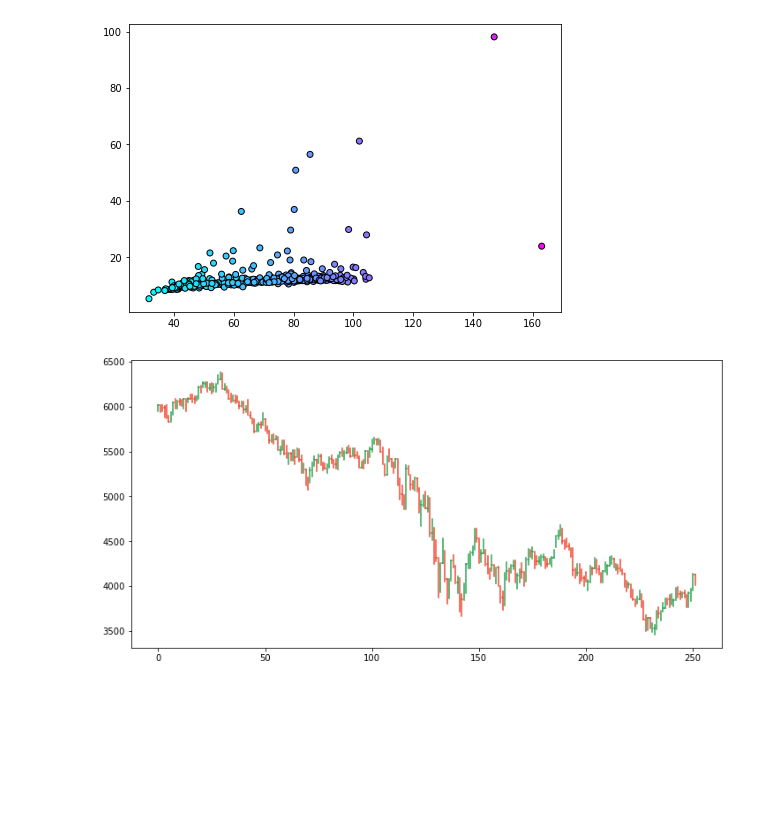
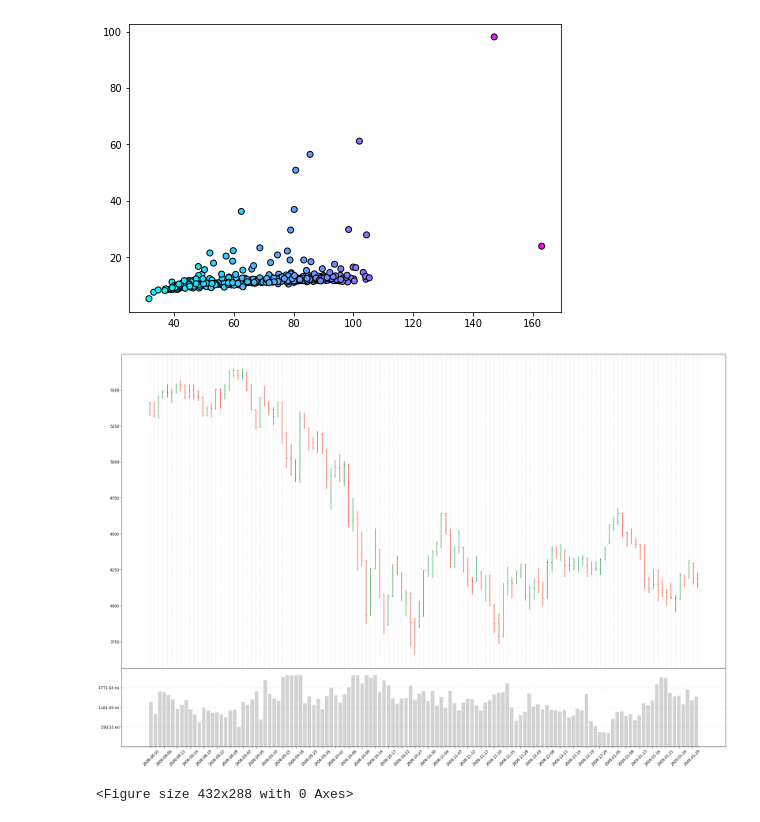
Before and after one commit to sarahj0/data-visualisation, a Jupyter notebook: DataVisualisation.ipynb, the cells around one changed output. Cells and saved outputs as stored; diff of their text form; code cells hidden in the pictures; blank space fills up the shorter version.

Commit message:
finished meat and potatoes of financial time series plot

```diff
--- a/DataVisualisation.ipynb
+++ b/DataVisualisation.ipynb
@@ -54,17 +54,48 @@ pB = ax.scatter(x=x_axis, y=y_axis, c=x_axis, cmap="cool", edgecolors='black')
 # %% [output]
 [figure]
 # %%
-df = pd.read_csv("Financial_Data/ftse_data_wrangled.csv", index_col='date').loc['2008-04-06':'2009-04-05']
+df = pd.read_csv("Financial_Data/ftse_data_wrangled.csv", index_col='date').loc['2008-08-01':'2009-02-01']
 df.reset_index(inplace=True)
+df['date'] = pd.to_datetime(df['date'])
 
 x = range(0, len(df))
-fig, ax = plt.subplots(1, figsize=(12,6))
+fig, (ax,ax2) = plt.subplots(2, figsize=(30,20), gridspec_kw={'height_ratios': [4, 1]})
 
+#draws the OHLC
 for i, val in df.iterrows():
     color = '#2CA453'
     if val['Open'] > val['Close']: color= '#F04730'
-    plt.plot([x[i], x[i]], [val['Low'], val['High']], color=color)
-    plt.plot([x[i], x[i]-0.1], [val['Open'], val['Open']], color=color)
-    plt.plot([x[i], x[i]+0.1], [val['Close'], val['Close']], color=color)
+    ax.plot([x[i], x[i]], [val['Low'], val['High']], color=color)
+    ax.plot([x[i], x[i]-0.1], [val['Open'], val['Open']], color=color)
+    ax.plot([x[i], x[i]+0.1], [val['Close'], val['Close']], color=color)
+
+#date ticks and ax grid - ORGANISE
+ax.set_xticks(ticks=x[::3])
+ax.set_xticklabels(df.date.dt.date[::3], rotation=45)
+ax2.set_xticks(ticks=x[::3])
+ax2.set_xticklabels(df.date.dt.date[::3], rotation=45)
+ax.set_xticks(x, minor=True)
+ax2.set_xticks(x, minor=True)
+
+ax.xaxis.grid(color='black', linestyle='dashed', which='both', alpha=0.1)
+ax2. yaxis.grid(color='black', linestyle='dashed', which='both', alpha=0.1)
+
+#adding volume
+ax2.bar(x, df['Volume'], color='lightgrey')
+#get max volume
+mx = int(df['Volume'].max()*1.1)
+#define tick location, 0 to max in 4
+yticks_ax2 = range(0, mx+1, int(mx/4))
+#making tick labels
+yticks_labels_ax2 = ['{:.2f} mi'.format(i/1000000) for i in yticks_ax2]
+ax2.yaxis.tick_left() #moves tick
+#plot y ticks
+plt.yticks(yticks_ax2[1:-1], yticks_labels_ax2[1:-1])
+plt.ylim(0,mx)
+
+plt.subplots_adjust(wspace=0, hspace=0)
+plt.show()
+plt.savefig('plot.png', dpi=300, bbox_inches='tight')
 # %% [output]
-[figure, old version]
+[figure, new version]
+<Figure size 432x288 with 0 Axes>
```
